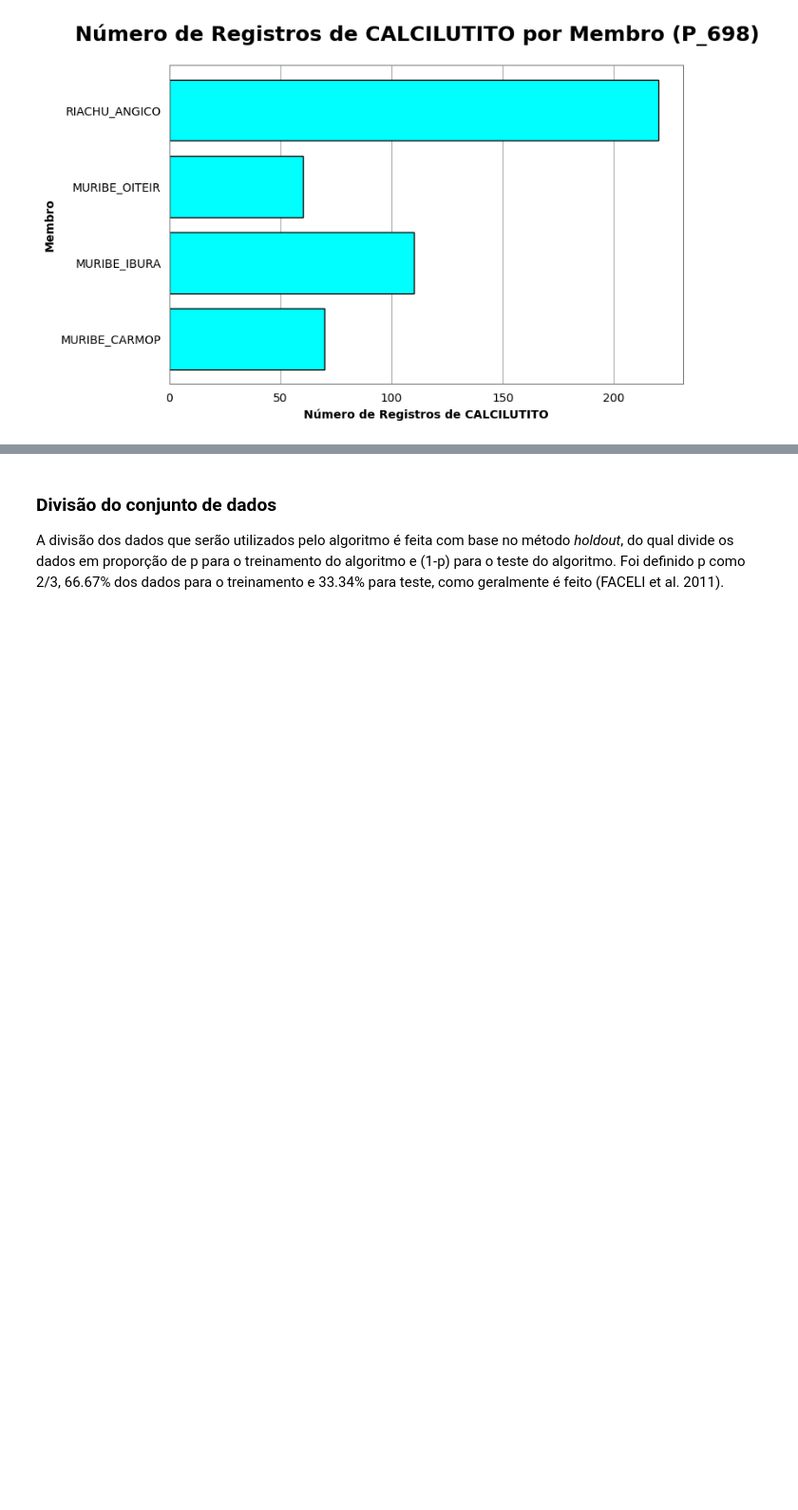
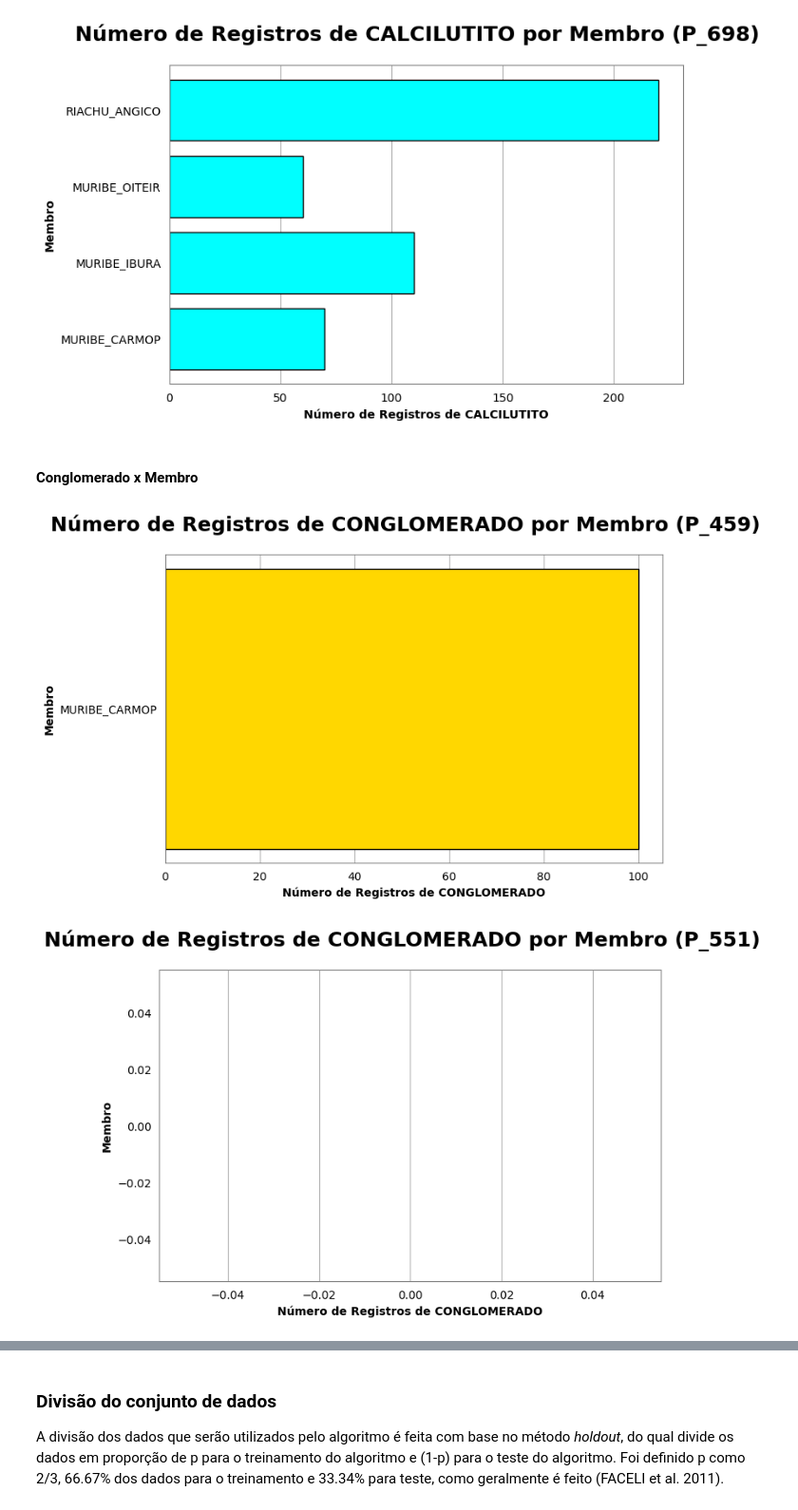
Before and after one commit to rafaseto/lithofacies-classification-from-conventional-well-logs, a Jupyter notebook: treinamento_modelo.ipynb, the cells around one changed output, grey strips where cells are left out. Shown at 95% size. Saved outputs shown, nothing was run; the diff lists cells and outputs as text; code cells hidden in the pictures; blank space fills up the shorter version.

Commit message:
add plots conglomerado x membro

```diff
--- a/treinamento_modelo.ipynb
+++ b/treinamento_modelo.ipynb
@@ -221,3 +223,11 @@ for key in dados.keys():
 [figure]
 [figure]
 [figure]
+# %% [markdown]
+#### Conglomerado x Membro
+# %%
+for key in dados.keys():
+    criar_grafico_registros_litologia_membro(key, "CONGLOMERADO", "gold")
+# %% [output]
+[figure, added]
+[figure, added]
```
Also changed, not shown: parts of 2 cells of this notebook.
